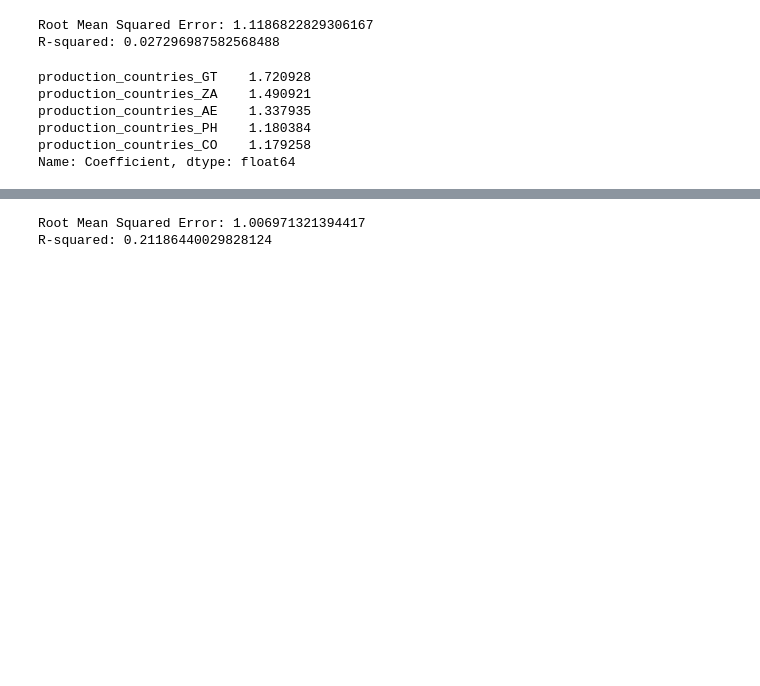
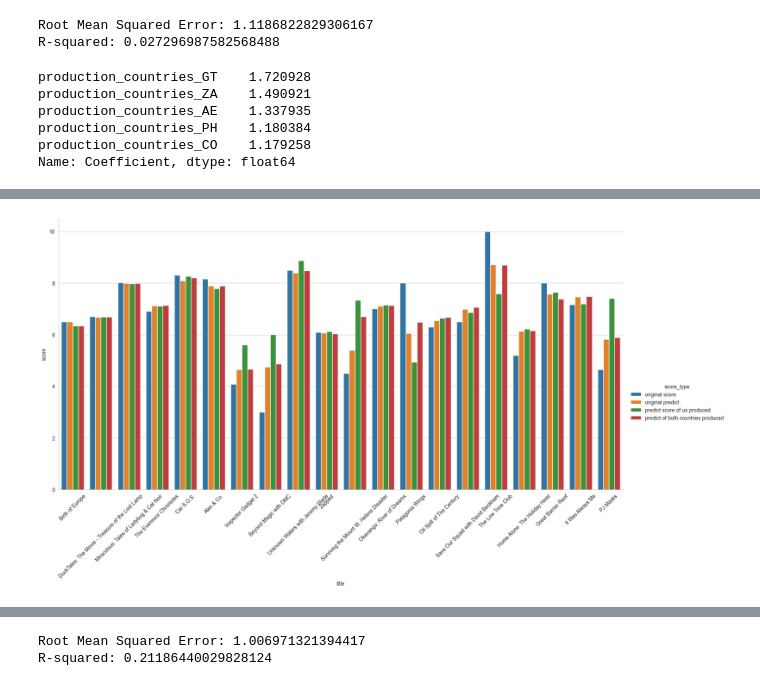
Before and after one commit to emchege/MIS546_Group_Project, a Jupyter notebook: production countries.ipynb, the cells around one changed output, grey strips where cells are left out. Saved outputs shown, nothing was run; the diff lists cells and outputs as text; code cells hidden in the pictures; blank space fills up the shorter version.

```diff
--- a/production countries.ipynb
+++ b/production countries.ipynb
@@ -477,0 +553,17 @@ df20
+# %%
+import seaborn as sns
+
+#Melt the data frame to create a 'variable' column and a 'value' column
+melted_df = pd.melt(df20, id_vars=['title'],
+                    value_vars=['original score', 'original predict', 'predict score of us produced', 'predict of both countries produced'],
+                    var_name='score_type', value_name='score')
+
+#Create a bar plot of all titles using seaborn
+g = sns.catplot(data=melted_df, x='title', y='score', hue='score_type',
+                kind='bar', height=8, aspect=2)
+g.set_xticklabels(rotation=45)
+
+#Show the plot
+plt.show()
+# %% [output]
+[figure, added]
```
Also changed, not shown: parts of 15 cells of this notebook.
